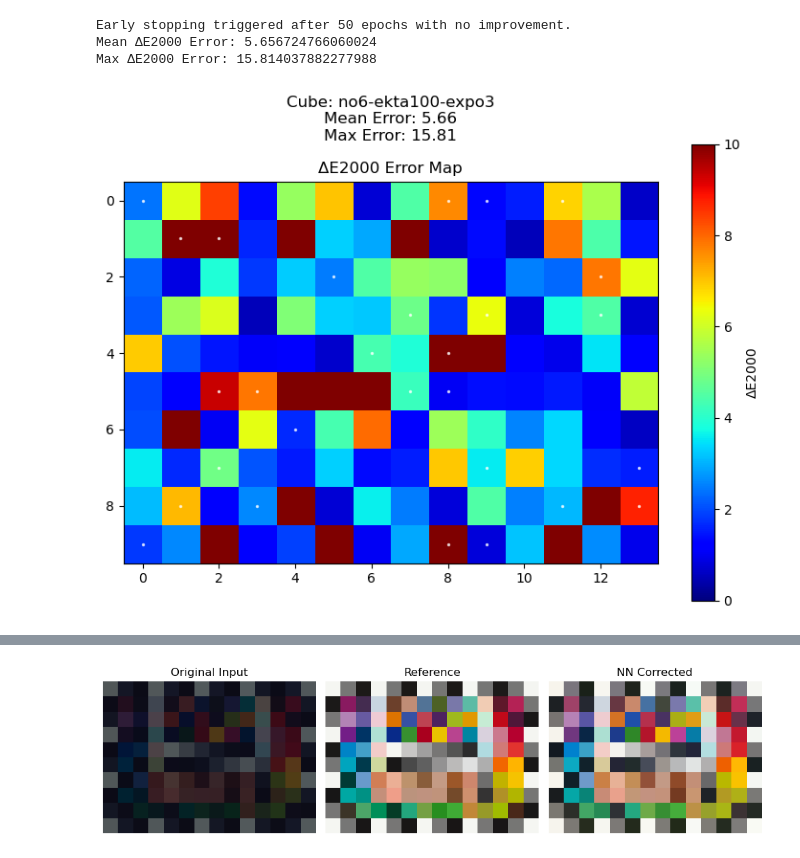
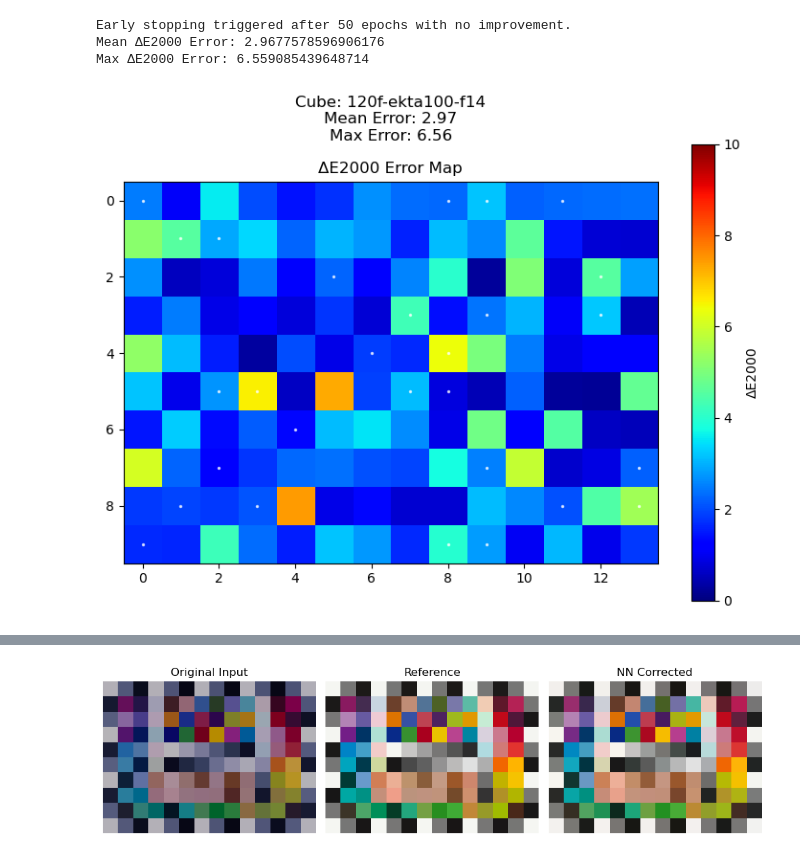
Before and after one commit to poirot-en-bardo/archival-painting-cc, a Jupyter notebook: code/python/nn_simple_rgb.ipynb, the cells around one changed output, grey strips where cells are left out. Saved outputs shown, nothing was run; the diff lists cells and outputs as text; code cells hidden in the pictures.

```diff
--- a/code/python/nn_simple_rgb.ipynb
+++ b/code/python/nn_simple_rgb.ipynb
@@ -84,7 +84,7 @@ logging.info('Loading spectral data...')
 ill = np.loadtxt('../../data/CIE_D65.txt')
 CMFs = np.loadtxt('../../data/CIE2degCMFs_1931.txt')
 
-cube_path = '../../data/colorChecker_SG/cubes/cubeCC_no6-ekta100-expo3.hdr'
+cube_path = '../../data/colorChecker_SG/cubes/cubeCC_120f-ekta100-f14.hdr'
 cube = spectral.open_image(cube_path)
 cube_ref = spectral.open_image('../../data/colorChecker_SG/cubeCC_DigitalSG_REF.hdr')
 
@@ -364,4 +364,4 @@ plt.show()
 Early stopping triggered after 50 epochs with no improvement.
-Mean ΔE2000 Error: 5.656724766060024
-Max ΔE2000 Error: 15.814037882277988
+Mean ΔE2000 Error: 2.9677578596906176
+Max ΔE2000 Error: 6.559085439648714
-[figure, old version]
+[figure, new version]
@@ -369,4 +369,4 @@ Max ΔE2000 Error: 15.814037882277988
-[figure, old version]
+[figure, new version]
 # %%
 
 # Plot the ΔE2000 error map
```
Also changed, not shown: parts of 3 cells of this notebook, 28 other files.
